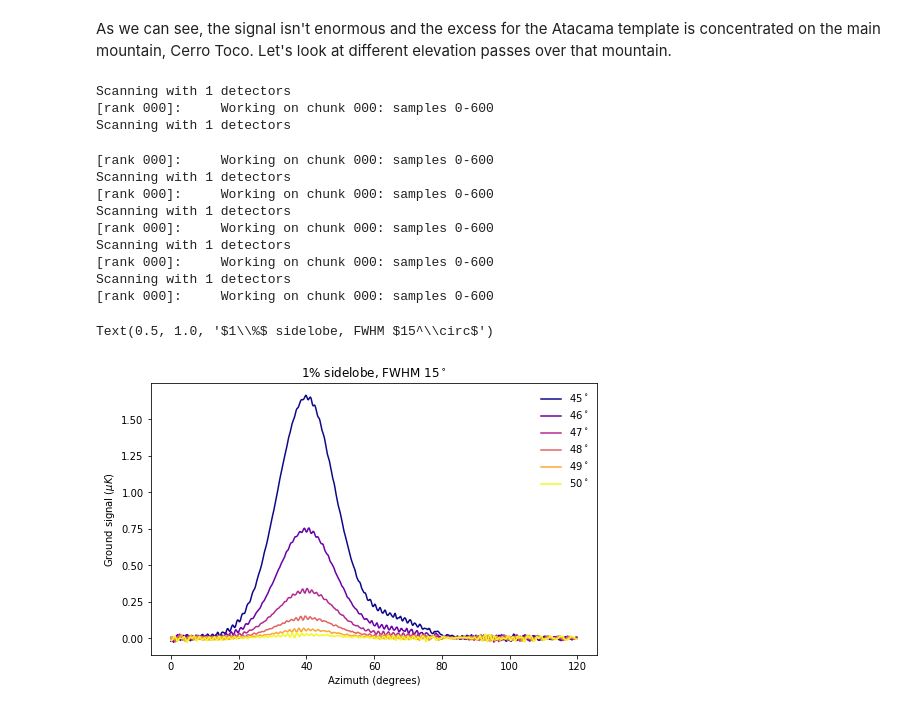
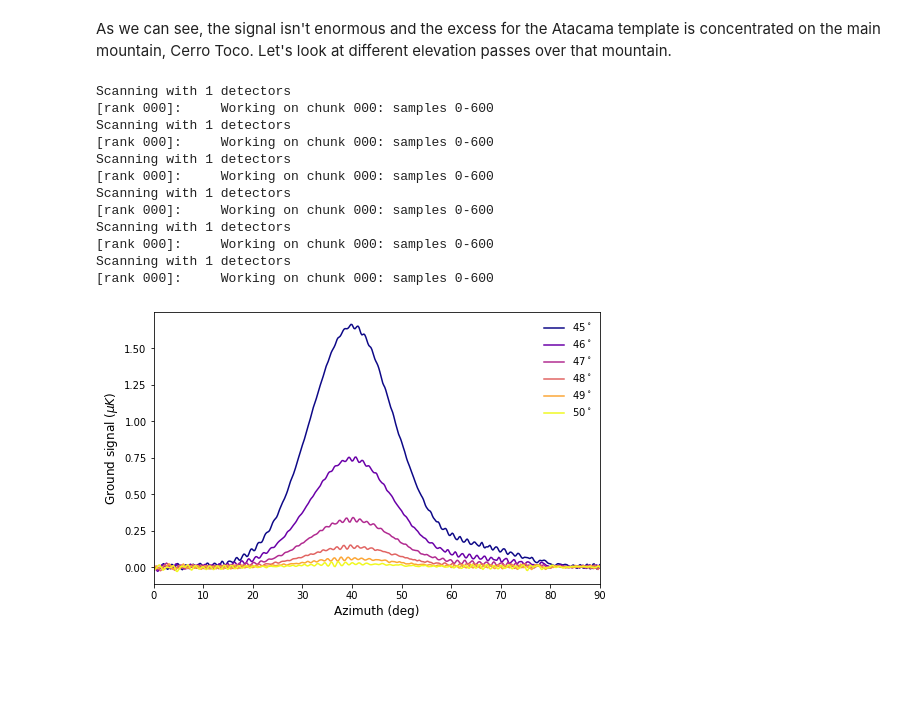
Before and after one commit to AdriJD/beamconv, a Jupyter notebook: notebooks/ground_ssn_scan.ipynb, the cells around one changed output. Cells and saved outputs as stored; diff of their text form; code cells hidden in the pictures; blank space fills up the shorter version.

```diff
--- a/notebooks/ground_ssn_scan.ipynb
+++ b/notebooks/ground_ssn_scan.ipynb
@@ -417,8 +419,8 @@ sky_alm = hp.synalm(cls, lmax=lmax, new=True, verbose=True)
 
 t0 = 1640991600
 qpo = qp.QPoint()
-ra0, dec0, _, _ = qpo.azel2radec(0,0,0, [0], [50], [0.], [0.], [-67.786], [-22.958], [t0])
-mlen = 60*6
+ra0, dec0, _, _ = qpo.azel2radec(0,0,0, [0], [45], [0.], [0.], [-67.786], [-22.958], [t0])
+mlen = 60*12
 #Scan
 scan_opts = dict(
             ra0=[ra0],
@@ -527,27 +533,27 @@ for i, el0 in enumerate(elevs):
 Scanning with 1 detectors
 [rank 000]:     Working on chunk 000: samples 0-600
 Scanning with 1 detectors
+[rank 000]:     Working on chunk 000: samples 0-600
+Scanning with 1 detectors
+[rank 000]:     Working on chunk 000: samples 0-600
+Scanning with 1 detectors
+[rank 000]:     Working on chunk 000: samples 0-600
+Scanning with 1 detectors
+[rank 000]:     Working on chunk 000: samples 0-600
+Scanning with 1 detectors
+[rank 000]:     Working on chunk 000: samples 0-600
-[rank 000]:     Working on chunk 000: samples 0-600
-Scanning with 1 detectors
-[rank 000]:     Working on chunk 000: samples 0-600
-Scanning with 1 detectors
-[rank 000]:     Working on chunk 000: samples 0-600
-Scanning with 1 detectors
-[rank 000]:     Working on chunk 000: samples 0-600
-Scanning with 1 detectors
-[rank 000]:     Working on chunk 000: samples 0-600
 # %%
 import matplotlib.cm
 from matplotlib.lines import Line2D
 colors = matplotlib.cm.get_cmap('plasma')
 fig = plt.figure(figsize=(8,5))
 for i, el0 in enumerate(elevs):
     plt.plot(az_stream[i], tod_stream[i], color=colors(i/5), label=str(int(el0))+r"$^\circ$")
-plt.xlabel("Azimuth (degrees)")
-plt.ylabel(r"Ground signal $(\mu K)$")
+plt.xlabel("Azimuth (deg)", fontsize=12)
+plt.ylabel(r"Ground signal $(\mu K)$", fontsize=12)
 plt.legend(frameon=False)
-plt.title(r"$1\%$ sidelobe, FWHM $15^\circ$")
-#plt.savefig("main_peak_passes")
+plt.xlim(0,90)
+#plt.title(r"$1\%$ sidelobe, FWHM $15^\circ$")
+plt.savefig("main_peak_passes", dpi=150)
 # %% [output]
-Text(0.5, 1.0, '$1\\%$ sidelobe, FWHM $15^\\circ$')
-[figure, old version]
+[figure, new version]
```
Also changed, not shown: parts of 8 cells of this notebook.
